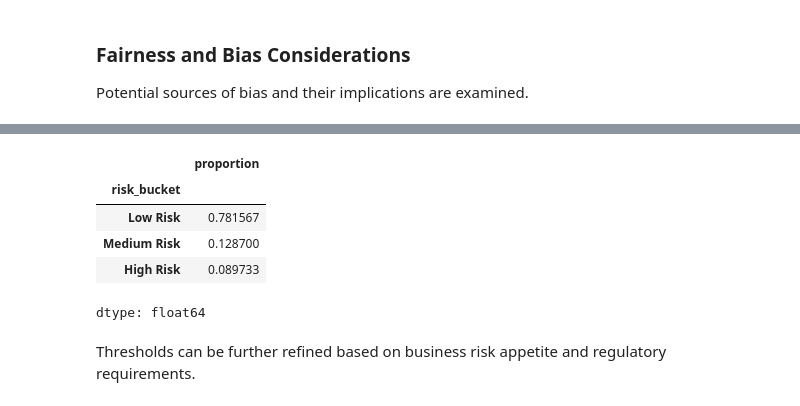
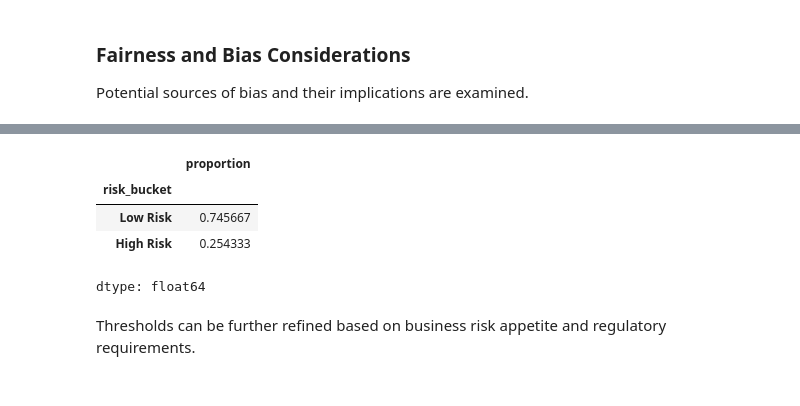
Before and after one commit to riddhi025/Behavioral-Credit-Risk-Prediction-and-Early-Warning-System, a Jupyter notebook: 05_risk_scoring.ipynb, the cells around one changed output, grey strips where cells are left out. Drawn from its saved outputs; the diff is of its cells as text; code cells hidden in the pictures.

```diff
--- a/05_risk_scoring.ipynb
+++ b/05_risk_scoring.ipynb
@@ -29,3 +19,9 @@ y = df['default']
+# %%
+import joblib
+
+best_model = joblib.load(
+    "/content/drive/MyDrive/Credit_Risk_Project/models/xgboost.pkl"
+)
 # %%
 from sklearn.ensemble import RandomForestClassifier
 
@@ -107,4 +43,0 @@ plt.show()
-# %%
-df['risk_score'] = final_model.predict_proba(X)[:, 1]
-
-df[['risk_score']].describe()
@@ -132,0 +44,12 @@ df[['risk_score', 'default']].describe()
+# %%
+model_features = [
+    col
+    for col in df.columns
+    if col not in ["ID","default"]
+]
+
+X = df[model_features]
+
+df["risk_score"] = best_model.predict_proba(X)[:,1]
+
+df[['risk_score', 'default']].describe()
@@ -141,21 +229,26 @@ plt.show()
 # %%
 def risk_bucket(score):
-    if score < 0.3:
+
+    if score < optimal_threshold:
+
         return "Low Risk"
-    elif score < 0.6:
+
+    elif score < best_cost_threshold:
+
         return "Medium Risk"
+
     else:
+
         return "High Risk"
 
 df['risk_bucket'] = df['risk_score'].apply(risk_bucket)
 
 df['risk_bucket'].value_counts(normalize=True)
 # %% [output]
 |  | proportion |
 | risk_bucket |  |
-| Low Risk | 0.781567 |
-| Medium Risk | 0.128700 |
-| High Risk | 0.089733 |
+| Low Risk | 0.745667 |
+| High Risk | 0.254333 |
 dtype: float64
 # %% [markdown]
 Thresholds can be further refined based on business risk appetite and regulatory requirements.
```
Also changed, not shown: parts of 28 cells of this notebook.
